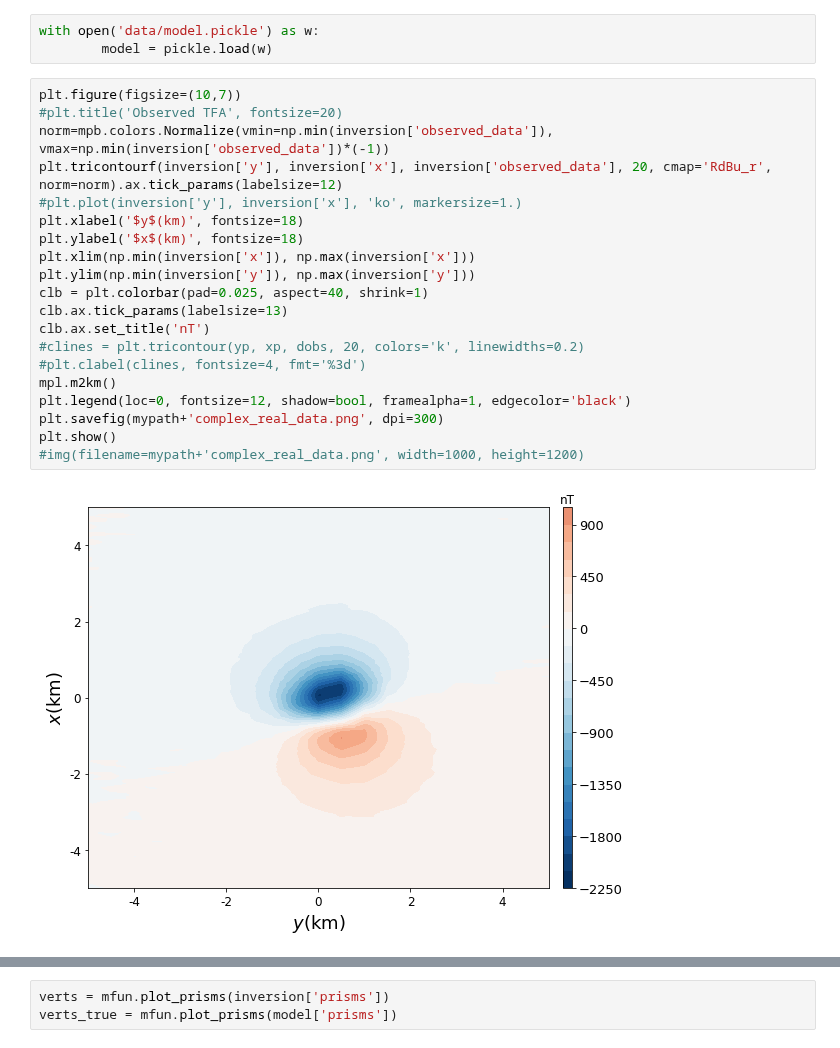
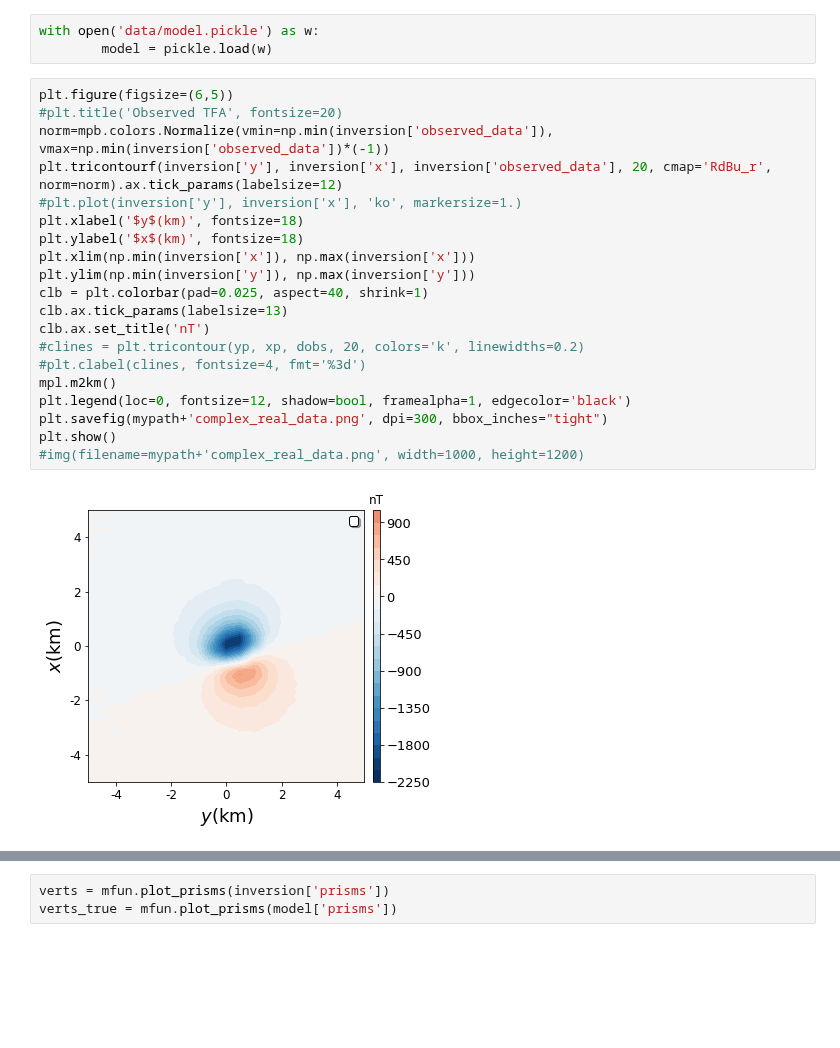
Before and after one commit to pinga-lab/magnetic-radial-inversion, a Jupyter notebook: code/complex/tfa_vizualiation.ipynb, the cells around one changed output, grey strips where cells are left out. Cells and saved outputs as stored; diff of their text form; blank space fills up the shorter version.

```diff
--- a/code/complex/tfa_vizualiation.ipynb
+++ b/code/complex/tfa_vizualiation.ipynb
@@ -31,25 +31,25 @@ with open(mypath+'inversion.pickle') as w:
 with open('data/model.pickle') as w:
         model = pickle.load(w)
 # %%
-plt.figure(figsize=(10,7))
+plt.figure(figsize=(6,5))
 #plt.title('Observed TFA', fontsize=20)
 norm=mpb.colors.Normalize(vmin=np.min(inversion['observed_data']), vmax=np.min(inversion['observed_data'])*(-1))
 plt.tricontourf(inversion['y'], inversion['x'], inversion['observed_data'], 20, cmap='RdBu_r', norm=norm).ax.tick_params(labelsize=12)
 #plt.plot(inversion['y'], inversion['x'], 'ko', markersize=1.)
 plt.xlabel('$y$(km)', fontsize=18)
 plt.ylabel('$x$(km)', fontsize=18)
 plt.xlim(np.min(inversion['x']), np.max(inversion['x']))
 plt.ylim(np.min(inversion['y']), np.max(inversion['y']))
 clb = plt.colorbar(pad=0.025, aspect=40, shrink=1)
 clb.ax.tick_params(labelsize=13)
 clb.ax.set_title('nT')
 #clines = plt.tricontour(yp, xp, dobs, 20, colors='k', linewidths=0.2)
 #plt.clabel(clines, fontsize=4, fmt='%3d')
 mpl.m2km()
 plt.legend(loc=0, fontsize=12, shadow=bool, framealpha=1, edgecolor='black')
-plt.savefig(mypath+'complex_real_data.png', dpi=300)
+plt.savefig(mypath+'complex_real_data.png', dpi=300, bbox_inches="tight")
 plt.show()
 #img(filename=mypath+'complex_real_data.png', width=1000, height=1200)
 # %% [output]
-[figure, old version]
+[figure, new version]
 # %%
```
Also changed, not shown: parts of 8 cells of this notebook, 21 other files.
